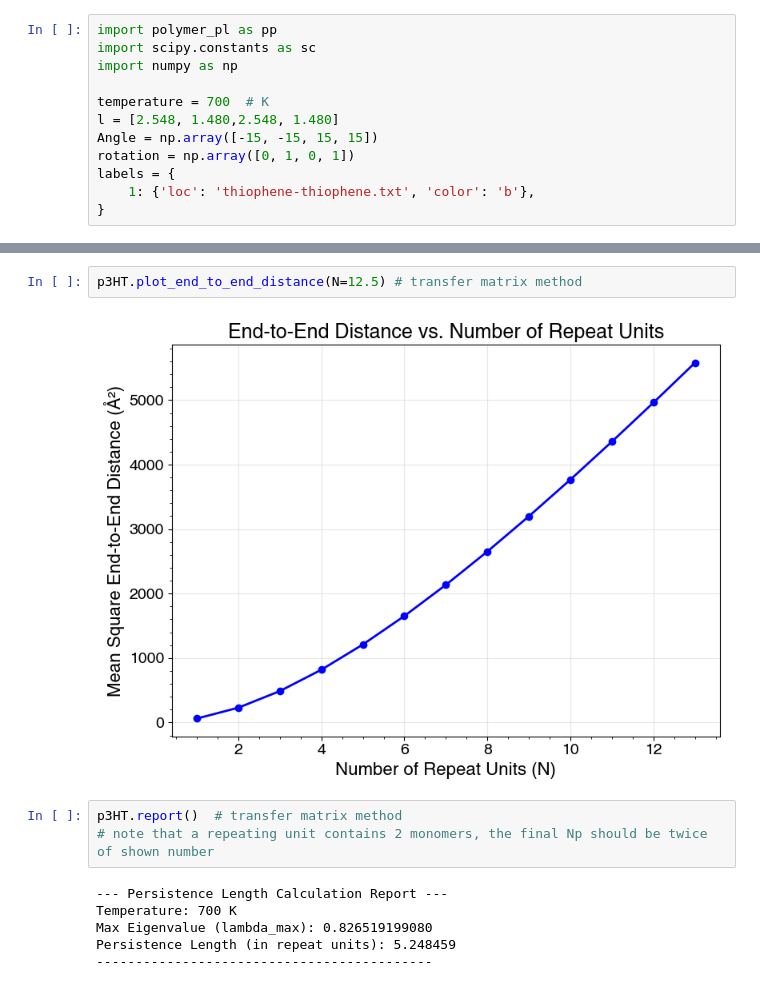
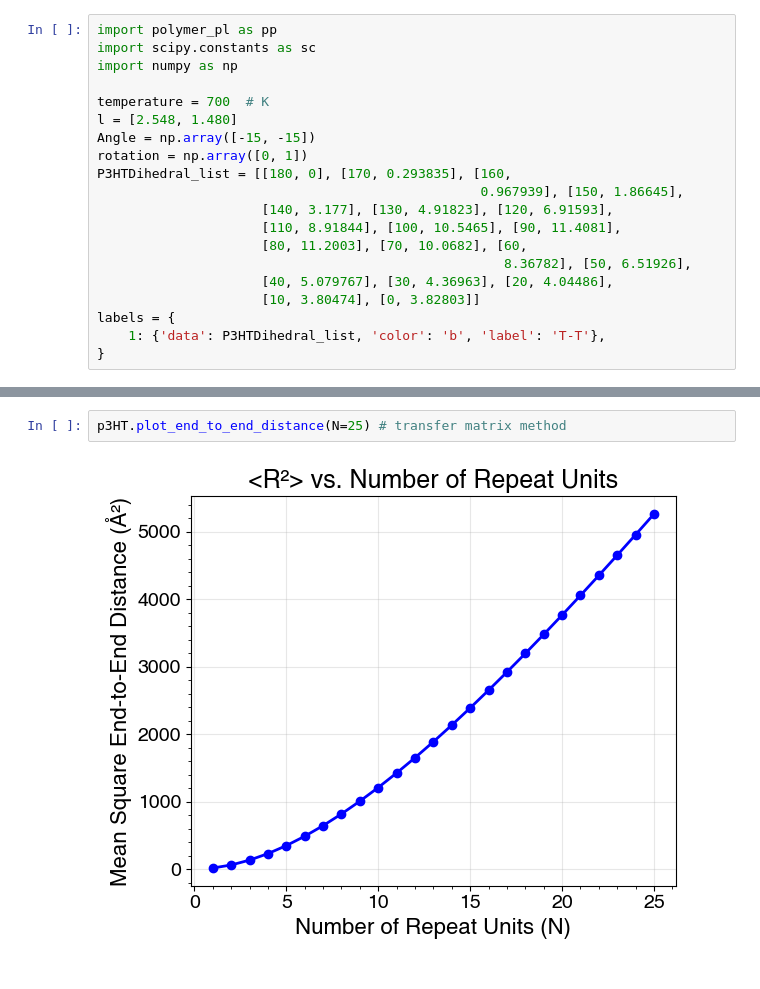
Before and after one commit to Swordshinehjy/Polymer-Persistence-Length, a Jupyter notebook: examples/ma500923r/p3HT.ipynb, the cells around one changed output, grey strips where cells are left out. Drawn from its saved outputs; the diff is of its cells as text.

```diff
--- a/examples/ma500923r/p3HT.ipynb
+++ b/examples/ma500923r/p3HT.ipynb
@@ -4,11 +4,19 @@ import scipy.constants as sc
 import numpy as np
 
 temperature = 700  # K
-l = [2.548, 1.480,2.548, 1.480]
-Angle = np.array([-15, -15, 15, 15])
-rotation = np.array([0, 1, 0, 1])
+l = [2.548, 1.480]
+Angle = np.array([-15, -15])
+rotation = np.array([0, 1])
+P3HTDihedral_list = [[180, 0], [170, 0.293835], [160,
+                                                 0.967939], [150, 1.86645],
+                     [140, 3.177], [130, 4.91823], [120, 6.91593],
+                     [110, 8.91844], [100, 10.5465], [90, 11.4081],
+                     [80, 11.2003], [70, 10.0682], [60,
+                                                    8.36782], [50, 6.51926],
+                     [40, 5.079767], [30, 4.36963], [20, 4.04486],
+                     [10, 3.80474], [0, 3.82803]]
 labels = {
-    1: {'loc': 'thiophene-thiophene.txt', 'color': 'b'},
+    1: {'data': P3HTDihedral_list, 'color': 'b', 'label': 'T-T'},
 }
 # %%
 p3HT = pp.PolymerPersistence(l, Angle, temperature, rotation, labels, fittting_method='cosine', cosine_deg=5)
@@ -29,13 +36,4 @@ p3HT.plot_correlation_function(n_repeat_units=12,
 # %%
-p3HT.plot_end_to_end_distance(N=12.5) # transfer matrix method
+p3HT.plot_end_to_end_distance(N=25) # transfer matrix method
 # %% [output]
-[figure, old version]
+[figure, new version]
-# %%
-p3HT.report()  # transfer matrix method
-# note that a repeating unit contains 2 monomers, the final Np should be twice of shown number
-# %% [output]
---- Persistence Length Calculation Report ---
-Temperature: 700 K
-Max Eigenvalue (lambda_max): 0.826519199080
-Persistence Length (in repeat units): 5.248459
--------------------------------------------
```
Also changed, not shown: parts of 4 cells of this notebook, 17 other files.
